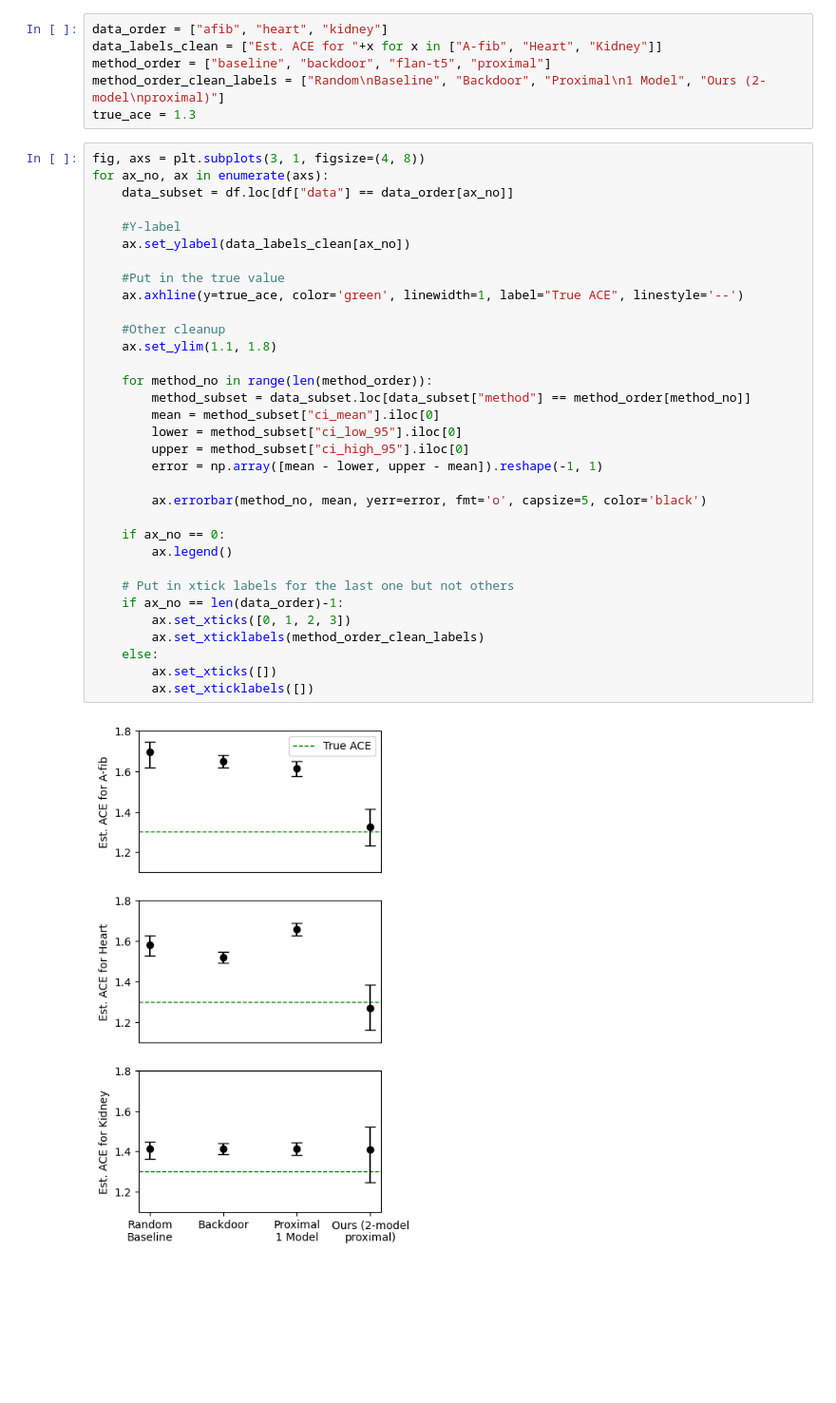
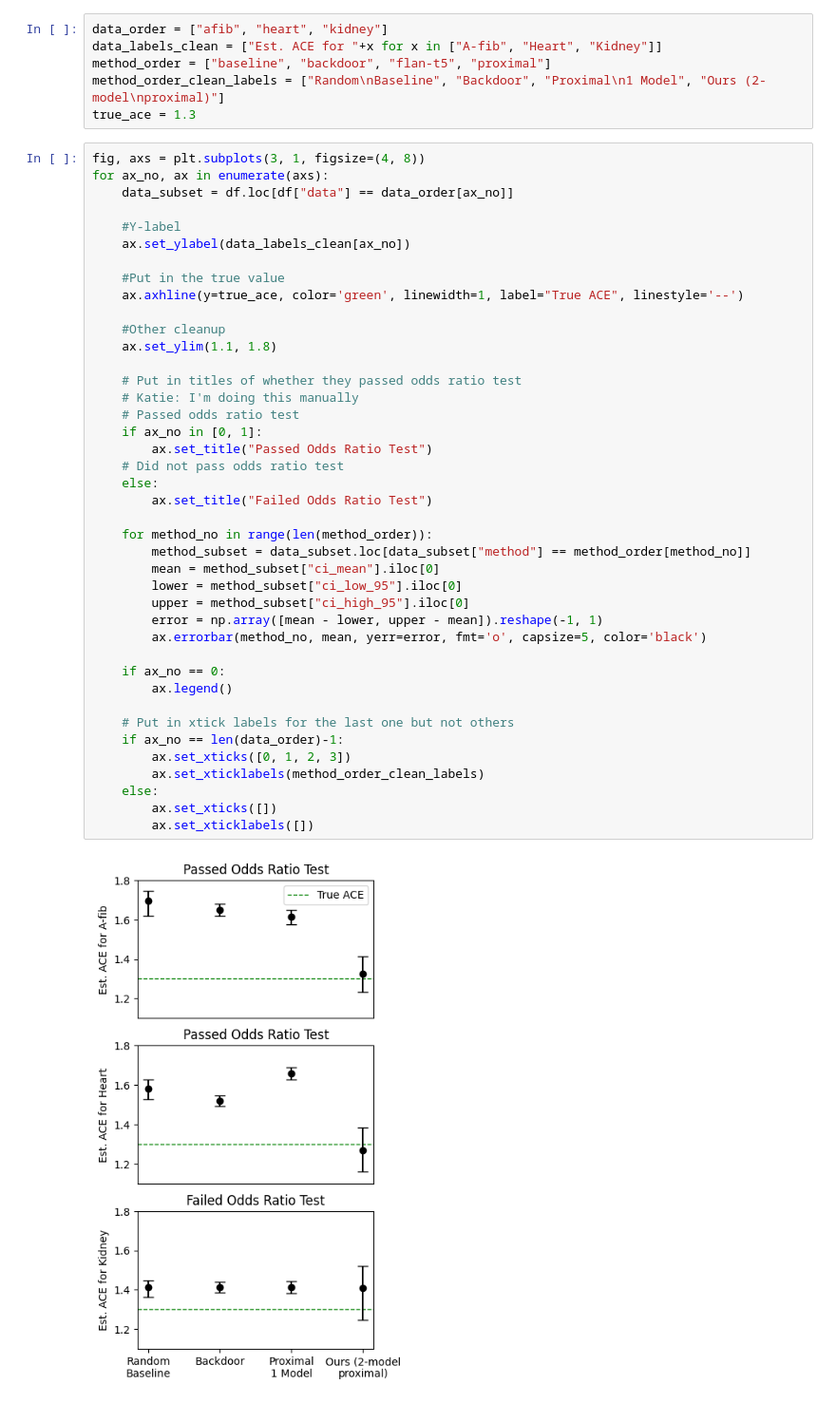
Before and after one commit to jacobmchen/proximal_w_nlp, a Jupyter notebook: katie_plots/ci_plot.ipynb, the cells around one changed output. Shown at 95% size. Cells and saved outputs as stored; diff of their text form; blank space fills up the shorter version.

```diff
--- a/katie_plots/ci_plot.ipynb
+++ b/katie_plots/ci_plot.ipynb
@@ -36,32 +36,40 @@ for ax_no, ax in enumerate(axs):
     data_subset = df.loc[df["data"] == data_order[ax_no]]
 
     #Y-label
     ax.set_ylabel(data_labels_clean[ax_no])
 
     #Put in the true value
     ax.axhline(y=true_ace, color='green', linewidth=1, label="True ACE", linestyle='--')
 
     #Other cleanup
     ax.set_ylim(1.1, 1.8)
 
+    # Put in titles of whether they passed odds ratio test
+    # Katie: I'm doing this manually
+    # Passed odds ratio test
+    if ax_no in [0, 1]:
+        ax.set_title("Passed Odds Ratio Test")
+    # Did not pass odds ratio test
+    else:
+        ax.set_title("Failed Odds Ratio Test")
+
     for method_no in range(len(method_order)):
         method_subset = data_subset.loc[data_subset["method"] == method_order[method_no]]
         mean = method_subset["ci_mean"].iloc[0]
         lower = method_subset["ci_low_95"].iloc[0]
         upper = method_subset["ci_high_95"].iloc[0]
         error = np.array([mean - lower, upper - mean]).reshape(-1, 1)
-
         ax.errorbar(method_no, mean, yerr=error, fmt='o', capsize=5, color='black')
 
     if ax_no == 0:
         ax.legend()
 
     # Put in xtick labels for the last one but not others
     if ax_no == len(data_order)-1:
         ax.set_xticks([0, 1, 2, 3])
         ax.set_xticklabels(method_order_clean_labels)
     else:
         ax.set_xticks([])
         ax.set_xticklabels([])
 # %% [output]
-[figure, old version]
+[figure, new version]
```
